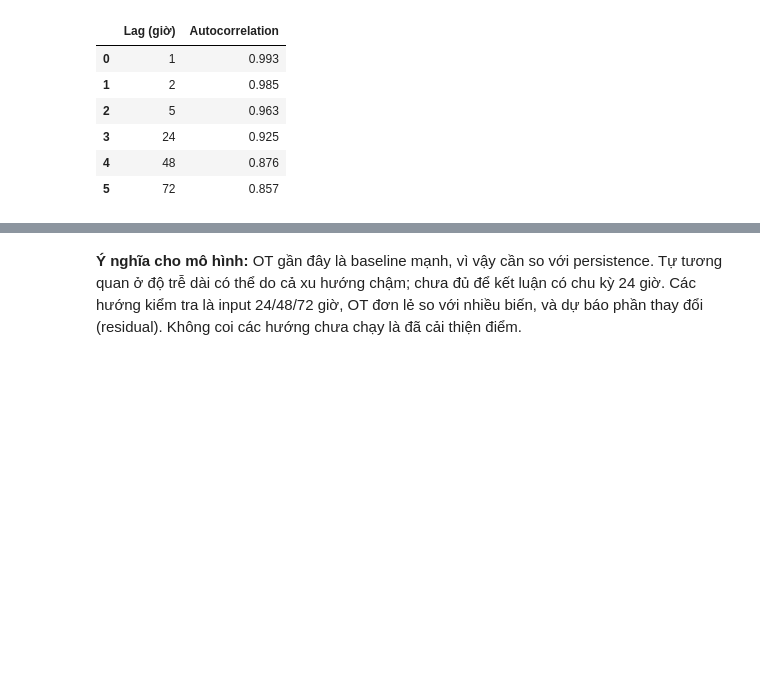
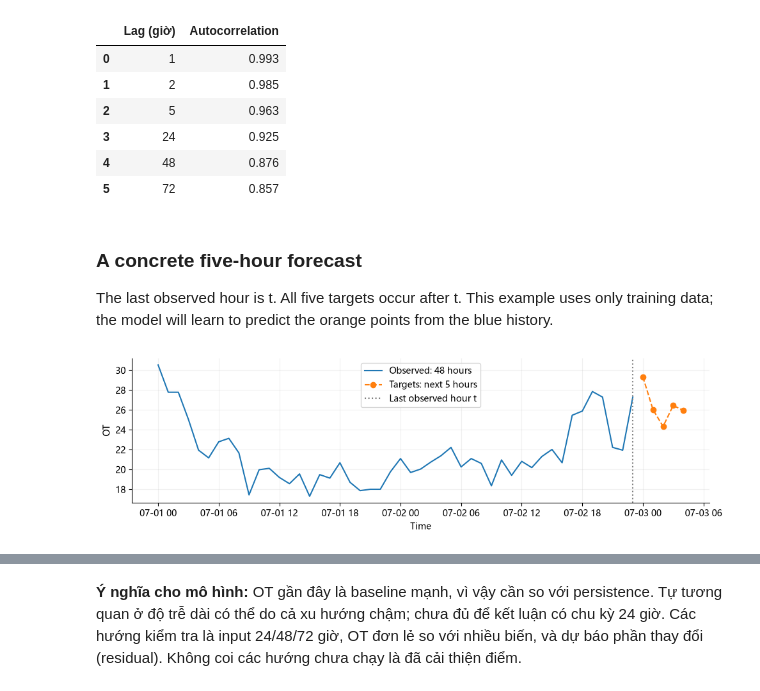
Before and after one commit to HelcurtLordno1/DeepLearning_final, a Jupyter notebook: task2/task2.ipynb, the cells around one changed output, grey strips where cells are left out. Saved outputs shown, nothing was run; the diff lists cells and outputs as text; code cells hidden in the pictures; blank space fills up the shorter version.

```diff
--- a/task2/task2.ipynb
+++ b/task2/task2.ipynb
@@ -114,3 +114,20 @@ display(pd.DataFrame({"Lag (giờ)": lags, "Autocorrelation": autocorrelation}).
 | 3 | 24 | 0.925 |
 | 4 | 48 | 0.876 |
 | 5 | 72 | 0.857 |
+# %% [markdown]
+### A concrete five-hour forecast
+
+The last observed hour is t. All five targets occur after t. This example uses only training data; the model will learn to predict the orange points from the blue history.
+# %%
+example = train_data.iloc[:53]
+plt.figure(figsize=(10, 3))
+plt.plot(example.date.iloc[:48], example.OT.iloc[:48], label="Observed: 48 hours")
+plt.plot(example.date.iloc[48:], example.OT.iloc[48:], "o--", label="Targets: next 5 hours")
+plt.axvline(example.date.iloc[47], color="grey", linestyle=":", label="Last observed hour t")
+plt.xlabel("Time")
+plt.ylabel("OT")
+plt.legend()
+plt.tight_layout()
+plt.show()
+# %% [output]
+[figure, added]
```
Also changed, not shown: parts of 5 cells of this notebook, 48 other files.
